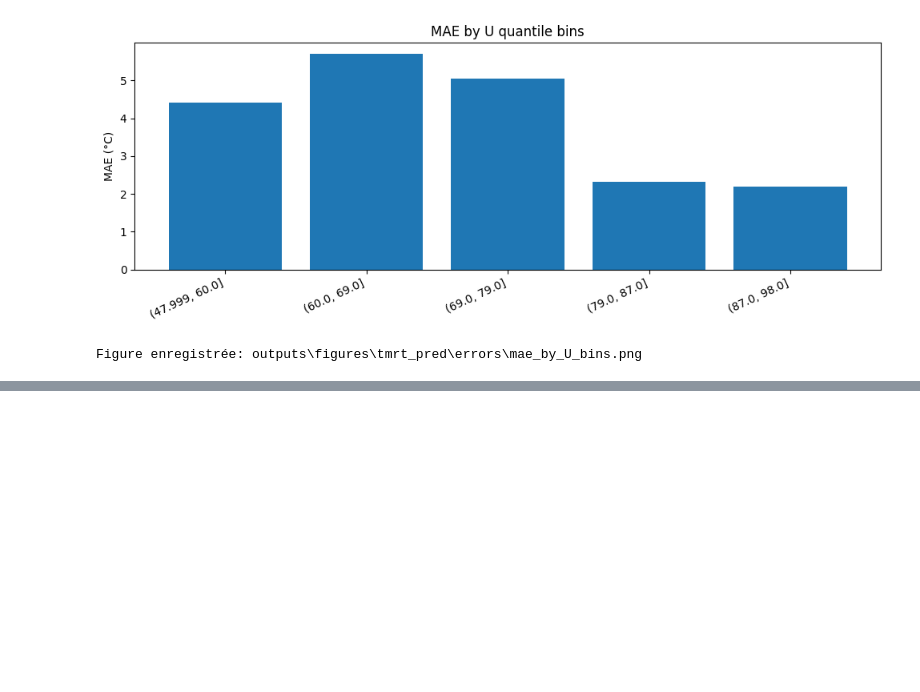
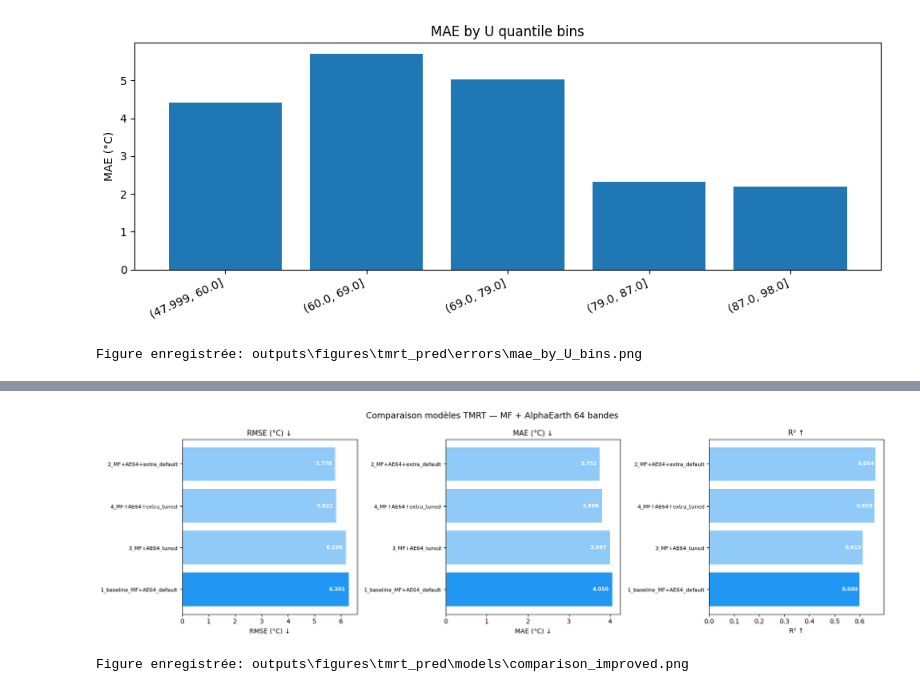
Before and after one commit to bouyaka34/TER-Picopatt, a Jupyter notebook: Prediction.ipynb, the cells around one changed output, grey strips where cells are left out. Cells and saved outputs as stored; diff of their text form; code cells hidden in the pictures; blank space fills up the shorter version.

```diff
--- a/Prediction.ipynb
+++ b/Prediction.ipynb
@@ -644,0 +820,32 @@ Figure enregistrée: outputs\figures\tmrt_pred\errors\mae_by_U_bins.png
+# %%
+# ── Visualisation comparative ──────────────────────────────────────────────────
+fig, axes = plt.subplots(1, 3, figsize=(17, 5))
+
+colors = ["#d9534f" if i > 0 else "#aaaaaa" for i in range(len(comp_df))]
+colors_sorted = colors  # already sorted by rmse ascending → last = best
+
+for ax, metric, label in zip(
+    axes,
+    ["rmse", "mae", "r2"],
+    ["RMSE (°C) ↓", "MAE (°C) ↓", "R² ↑"]
+):
+    vals = comp_df[metric].values[::-1]
+    labs = comp_df["set"].values[::-1]
+    bar_colors = ["#2196F3" if i == 0 else "#90CAF9" for i in range(len(vals))]
+    ax.barh(labs, vals, color=bar_colors)
+    ax.set_xlabel(label)
+    ax.set_title(label, fontsize=11)
+    ax.tick_params(axis="y", labelsize=8)
+    for v, lab in zip(vals, range(len(vals))):
+        ax.text(v * 0.98 if metric != "r2" else v - 0.005, lab, f"{v:.3f}",
+                va="center", ha="right", fontsize=8, color="white", fontweight="bold")
+
+plt.suptitle("Comparaison modèles TMRT — MF + AlphaEarth 64 bandes", fontsize=13)
+plt.tight_layout()
+out_fig = FIG_MODELS / "comparison_improved.png"
+plt.savefig(out_fig, dpi=150)
+plt.show()
+print("Figure enregistrée:", out_fig)
+# %% [output]
+[figure, added]
+Figure enregistrée: outputs\figures\tmrt_pred\models\comparison_improved.png
```
Also changed, not shown: parts of 32 cells of this notebook.
